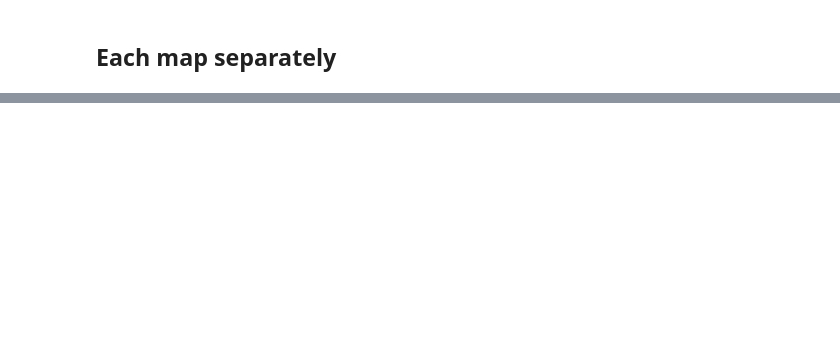
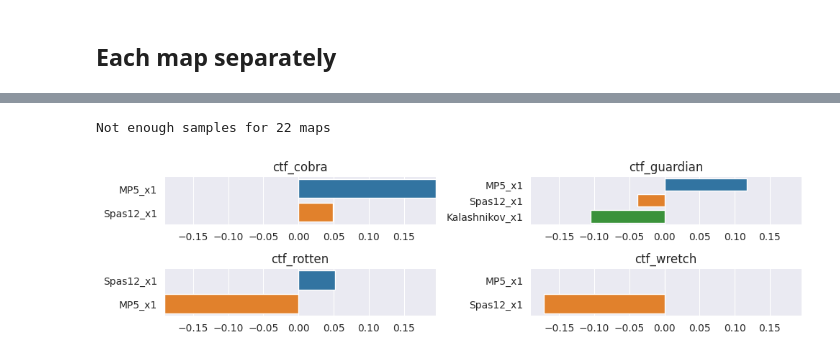
Before and after one commit to s2vndl/s2_1st_tournament_stats, a Jupyter notebook: stats_weapon_impact.ipynb, the cells around one changed output, grey strips where cells are left out. Cells and saved outputs as stored; diff of their text form; code cells hidden in the pictures; blank space fills up the shorter version.

```diff
--- a/stats_weapon_impact.ipynb
+++ b/stats_weapon_impact.ipynb
@@ -97,0 +111,57 @@ pass
+# %%
+from math import ceil
+
+correlation_per_map = tag_correlation_analyzer.calculate_win_correlation_per_map()
+counts_per_map = tag_correlation_analyzer.tag_counts_per_map(NO_RESULT_TAG_FILTER)
+
+
+def correlation_for_map(correlations: DataFrame, counts: DataFrame):
+    df = pd.merge(
+        on=["tag"],
+        left=pd.DataFrame(correlations.items(), columns=["tag", "corr"]),
+        right=pd.DataFrame(counts.items(), columns=["tag", "cnt"]))
+    return df
+
+
+max_corr = 0
+min_corr = 0
+total_entries = 0
+charts = []
+not_enough_data = []
+for map in sorted(list(counts_per_map.keys())):
+    correlations = correlation_per_map[map]
+    counts = counts_per_map[map]
+    df1 = pd.merge(on=["tag"],
+                   left=pd.DataFrame(correlations.items(), columns=["tag", "corr"]),
+                   right=pd.DataFrame(counts.items(), columns=["tag", "cnt"]))
+    df = df1
+    df = filter_and_sort_for_corr_charts(df, min_samples=(MINIMUM_SAMPLES), limit=5)
+    entries_count = len(df["corr"])
+    total_entries += entries_count
+    if entries_count > 0:
+        charts.append((map, df))
+        df_max = df["corr"].max()
+        if df_max > max_corr:
+            max_corr = df_max
+        df_min = df["corr"].min()
+        if df_min < min_corr:
+            min_corr = df_min
+    else:
+        not_enough_data.append(map)
+
+nrows = ceil(len(charts) / 2)
+fig, axes = plt.subplots(nrows, 2, figsize=(CHART_MAX_WIDTH, total_entries/len(charts) * nrows * 0.6), tight_layout=True)
+axes = axes.flatten()
+print(f"Not enough samples for {len(not_enough_data)} maps")
+
+for i, chart_data in enumerate(charts):
+    map, df = chart_data
+    axes[i].set(xlabel=None, ylabel=None)
+    axes[i].set(xlim=(min_corr, max_corr))
+    sns.barplot(x=df["corr"], y=df["tag"], ax=axes[i]) \
+        .set(title=map, xlabel=None, ylabel=None)
+
+pass
+# %% [output]
+Not enough samples for 22 maps
+[figure, added]
```
Also changed, not shown: parts of 6 cells of this notebook, 2 other files.
